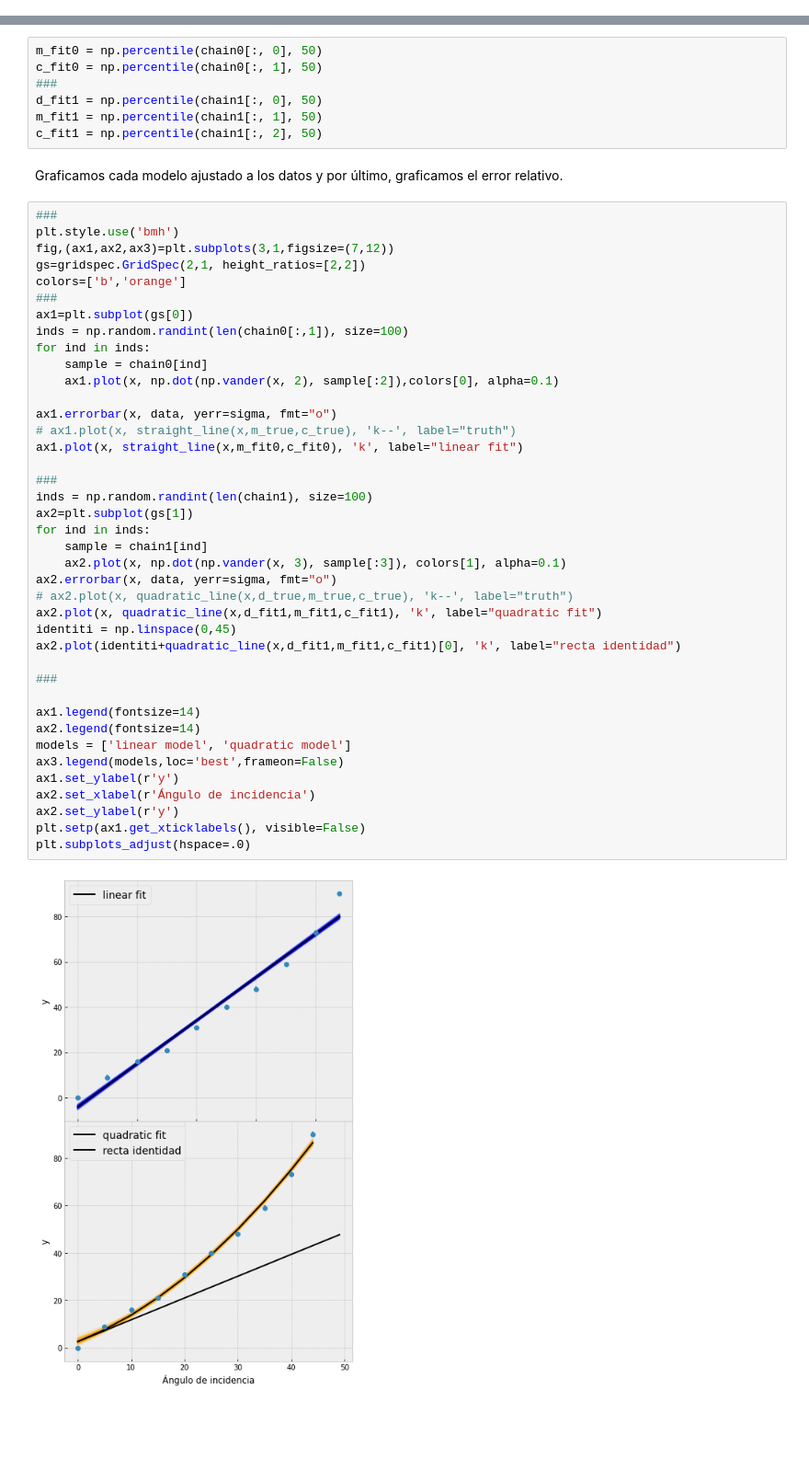
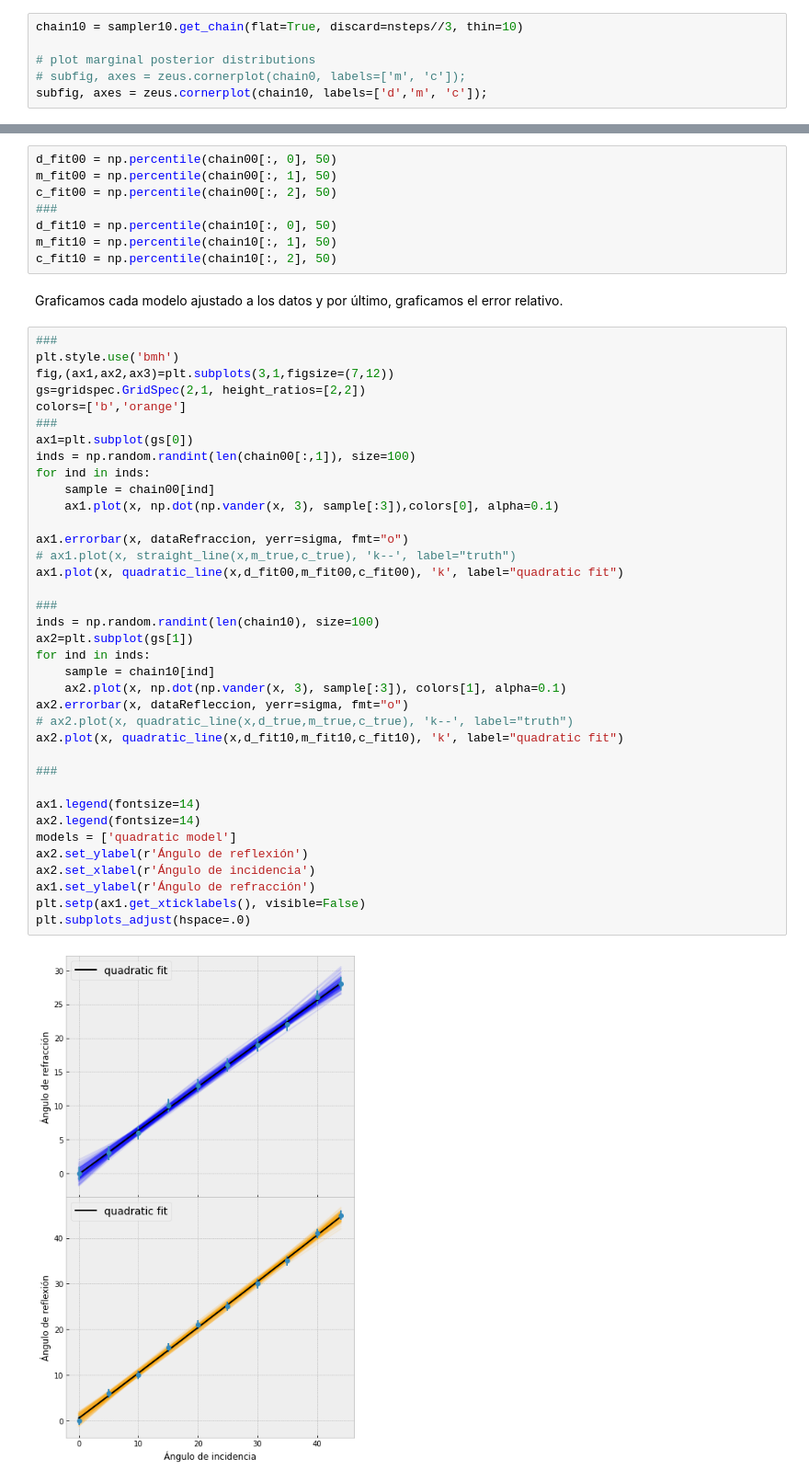
Before and after one commit to BaruchMM/Analisis_laboratorio, a Jupyter notebook: Analisis de datos.ipynb, the cells around one changed output, grey strips where cells are left out. Shown at 92% size. Saved outputs shown, nothing was run; the diff lists cells and outputs as text; blank space fills up the shorter version.

```diff
--- a/Analisis de datos.ipynb
+++ b/Analisis de datos.ipynb
@@ -300,3 +205,9 @@ NumExpr defaulting to 8 threads.
 Calculamos el valor promedio de cada parámetro y su incertidumbre de 1$\sigma$.
 # %% [markdown]
 Primero para el ajuste de un modelo lineal sobre los datos.
+# %%
+chain10 = sampler10.get_chain(flat=True, discard=nsteps//3, thin=10)
+
+# plot marginal posterior distributions
+# subfig, axes = zeus.cornerplot(chain0, labels=['m', 'c']);
+subfig, axes = zeus.cornerplot(chain10, labels=['d','m', 'c']);
@@ -328,53 +242,51 @@ $\displaystyle \mathrm{c} = 2.633_{-1.578}^{1.527}$
 # %% [markdown]
 Ahora grafiquemos la proyección de nuestros resultados en el espacio de los datos observados. La forma más sencilla de hacer esto es seleccionar al azar 100 muestras de la cadena y trazar los modelos respectivos en la parte superior de los puntos de datos.
 # %%
-m_fit0 = np.percentile(chain0[:, 0], 50)
-c_fit0 = np.percentile(chain0[:, 1], 50)
+d_fit00 = np.percentile(chain00[:, 0], 50)
+m_fit00 = np.percentile(chain00[:, 1], 50)
+c_fit00 = np.percentile(chain00[:, 2], 50)
 ###
-d_fit1 = np.percentile(chain1[:, 0], 50)
-m_fit1 = np.percentile(chain1[:, 1], 50)
-c_fit1 = np.percentile(chain1[:, 2], 50)
+d_fit10 = np.percentile(chain10[:, 0], 50)
+m_fit10 = np.percentile(chain10[:, 1], 50)
+c_fit10 = np.percentile(chain10[:, 2], 50)
 # %% [markdown]
 Graficamos cada modelo ajustado a los datos y por último, graficamos el error relativo.
 # %%
 ###
 plt.style.use('bmh')
 fig,(ax1,ax2,ax3)=plt.subplots(3,1,figsize=(7,12))
 gs=gridspec.GridSpec(2,1, height_ratios=[2,2])
 colors=['b','orange']
 ###
 ax1=plt.subplot(gs[0])
-inds = np.random.randint(len(chain0[:,1]), size=100)
+inds = np.random.randint(len(chain00[:,1]), size=100)
 for ind in inds:
-    sample = chain0[ind]
-    ax1.plot(x, np.dot(np.vander(x, 2), sample[:2]),colors[0], alpha=0.1)
+    sample = chain00[ind]
+    ax1.plot(x, np.dot(np.vander(x, 3), sample[:3]),colors[0], alpha=0.1)
 
-ax1.errorbar(x, data, yerr=sigma, fmt="o")
+ax1.errorbar(x, dataRefraccion, yerr=sigma, fmt="o")
 # ax1.plot(x, straight_line(x,m_true,c_true), 'k--', label="truth")
-ax1.plot(x, straight_line(x,m_fit0,c_fit0), 'k', label="linear fit")
+ax1.plot(x, quadratic_line(x,d_fit00,m_fit00,c_fit00), 'k', label="quadratic fit")
 
 ###
-inds = np.random.randint(len(chain1), size=100)
+inds = np.random.randint(len(chain10), size=100)
 ax2=plt.subplot(gs[1])
 for ind in inds:
-    sample = chain1[ind]
+    sample = chain10[ind]
     ax2.plot(x, np.dot(np.vander(x, 3), sample[:3]), colors[1], alpha=0.1)
-ax2.errorbar(x, data, yerr=sigma, fmt="o")
+ax2.errorbar(x, dataRefleccion, yerr=sigma, fmt="o")
 # ax2.plot(x, quadratic_line(x,d_true,m_true,c_true), 'k--', label="truth")
-ax2.plot(x, quadratic_line(x,d_fit1,m_fit1,c_fit1), 'k', label="quadratic fit")
-identiti = np.linspace(0,45)
-ax2.plot(identiti+quadratic_line(x,d_fit1,m_fit1,c_fit1)[0], 'k', label="recta identidad")
+ax2.plot(x, quadratic_line(x,d_fit10,m_fit10,c_fit10), 'k', label="quadratic fit")
 
 ###
 
 ax1.legend(fontsize=14)
 ax2.legend(fontsize=14)
-models = ['linear model', 'quadratic model']
-ax3.legend(models,loc='best',frameon=False)
-ax1.set_ylabel(r'y')
+models = ['quadratic model']
+ax2.set_ylabel(r'Ángulo de reflexión')
 ax2.set_xlabel(r'Ángulo de incidencia')
-ax2.set_ylabel(r'y')
+ax1.set_ylabel(r'Ángulo de refracción')
 plt.setp(ax1.get_xticklabels(), visible=False)
 plt.subplots_adjust(hspace=.0)
 # %% [output]
-[figure, old version]
+[figure, new version]
```
Also changed, not shown: parts of 46 cells of this notebook, 9 other files.
